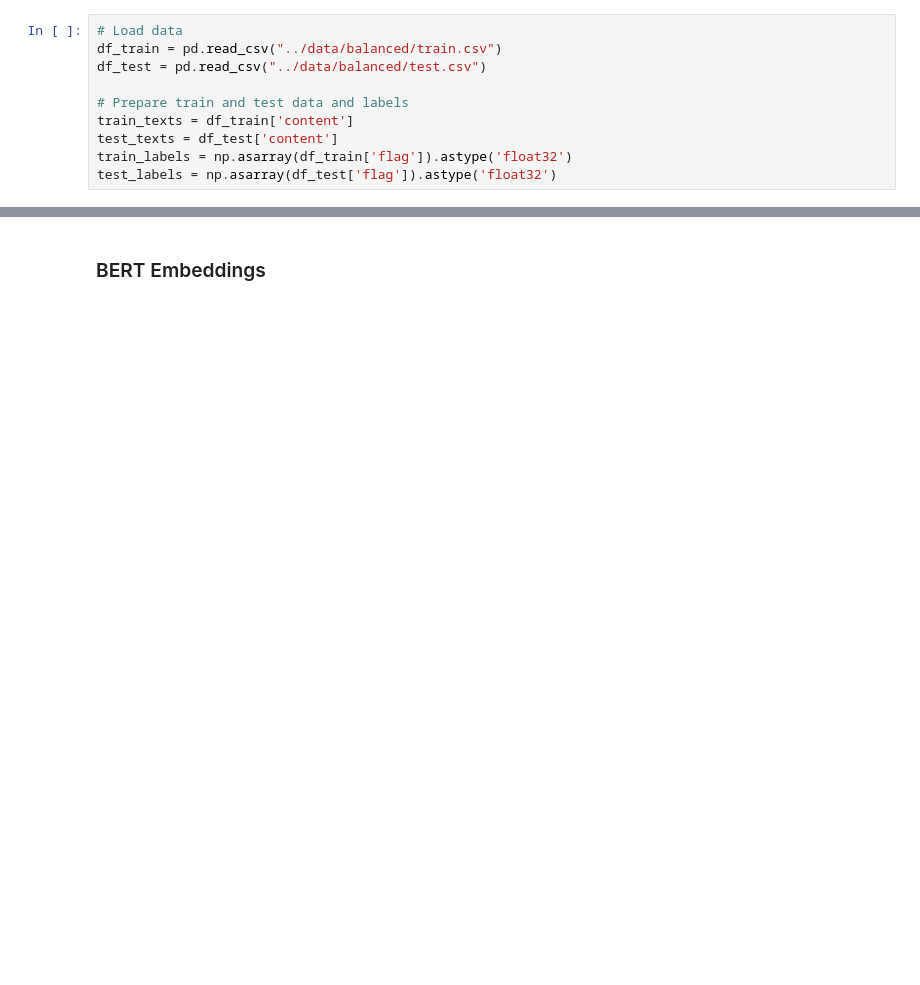
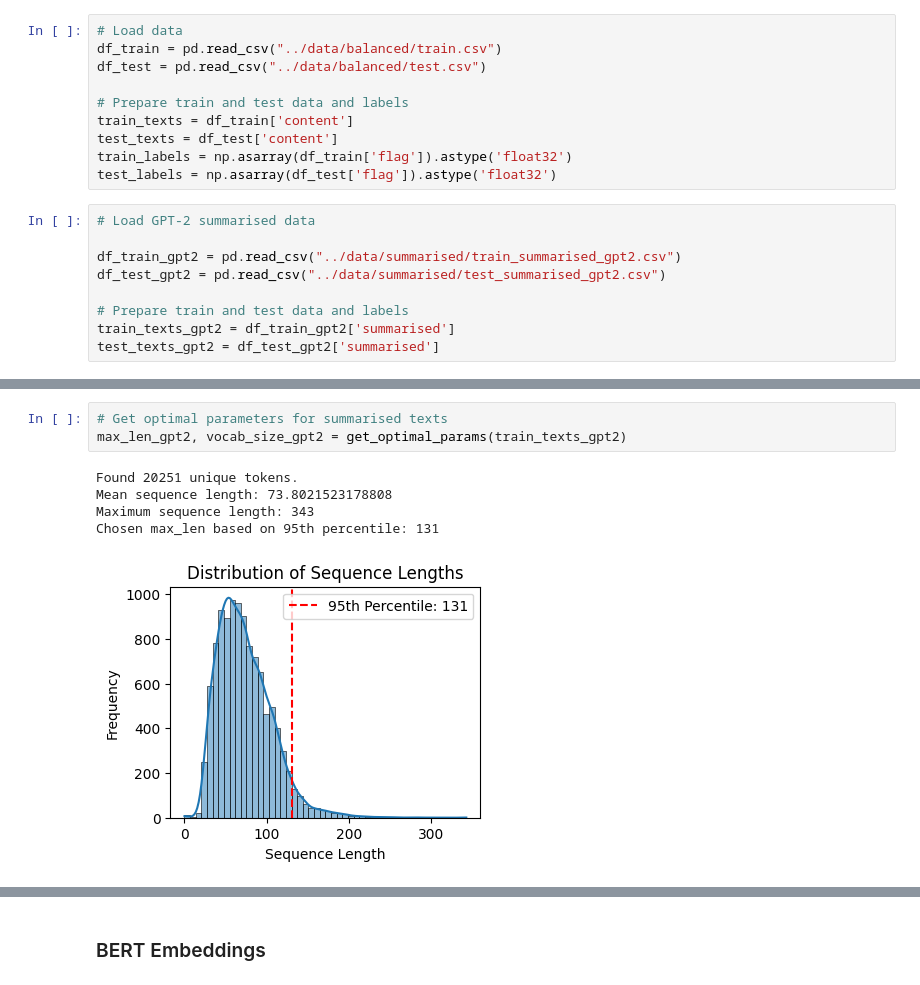
Before and after one commit to vennietweek/aita-analysis-tool, a Jupyter notebook: models/Neural_Networks.ipynb, the cells around one changed output, grey strips where cells are left out. Cells and saved outputs as stored; diff of their text form; blank space fills up the shorter version.

```diff
--- a/models/Neural_Networks.ipynb
+++ b/models/Neural_Networks.ipynb
@@ -28,3 +30,12 @@ train_texts = df_train['content']
 test_texts = df_test['content']
 train_labels = np.asarray(df_train['flag']).astype('float32')
 test_labels = np.asarray(df_test['flag']).astype('float32')
+# %%
+# Load GPT-2 summarised data
+
+df_train_gpt2 = pd.read_csv("../data/summarised/train_summarised_gpt2.csv")
+df_test_gpt2 = pd.read_csv("../data/summarised/test_summarised_gpt2.csv")
+
+# Prepare train and test data and labels
+train_texts_gpt2 = df_train_gpt2['summarised']
+test_texts_gpt2 = df_test_gpt2['summarised']
@@ -62,0 +100,9 @@ Chosen max_len: 668
+# %%
+# Get optimal parameters for summarised texts
+max_len_gpt2, vocab_size_gpt2 = get_optimal_params(train_texts_gpt2)
+# %% [output]
+Found 20251 unique tokens.
+Mean sequence length: 73.8021523178808
+Maximum sequence length: 343
+Chosen max_len based on 95th percentile: 131
+[figure, added]
```
Also changed, not shown: parts of 19 cells of this notebook.
